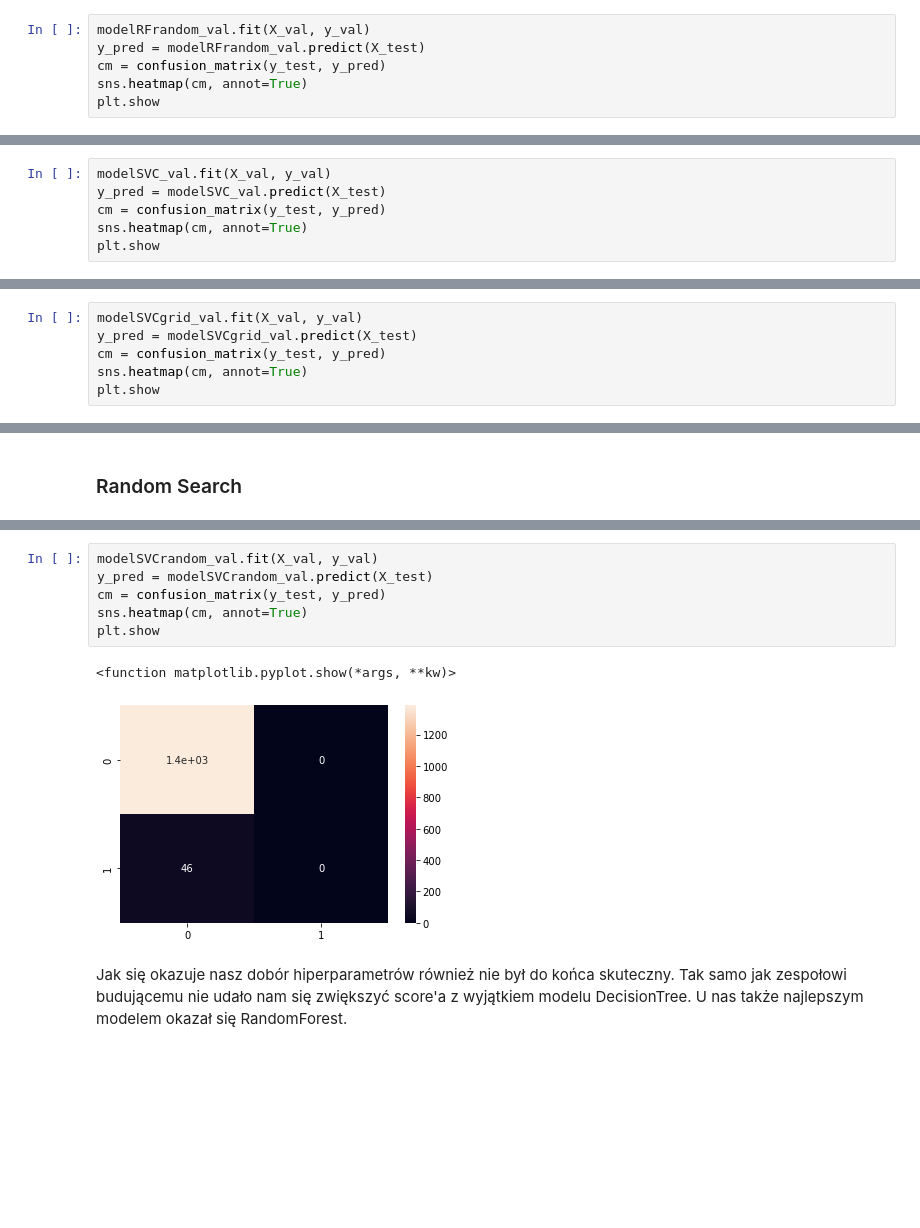
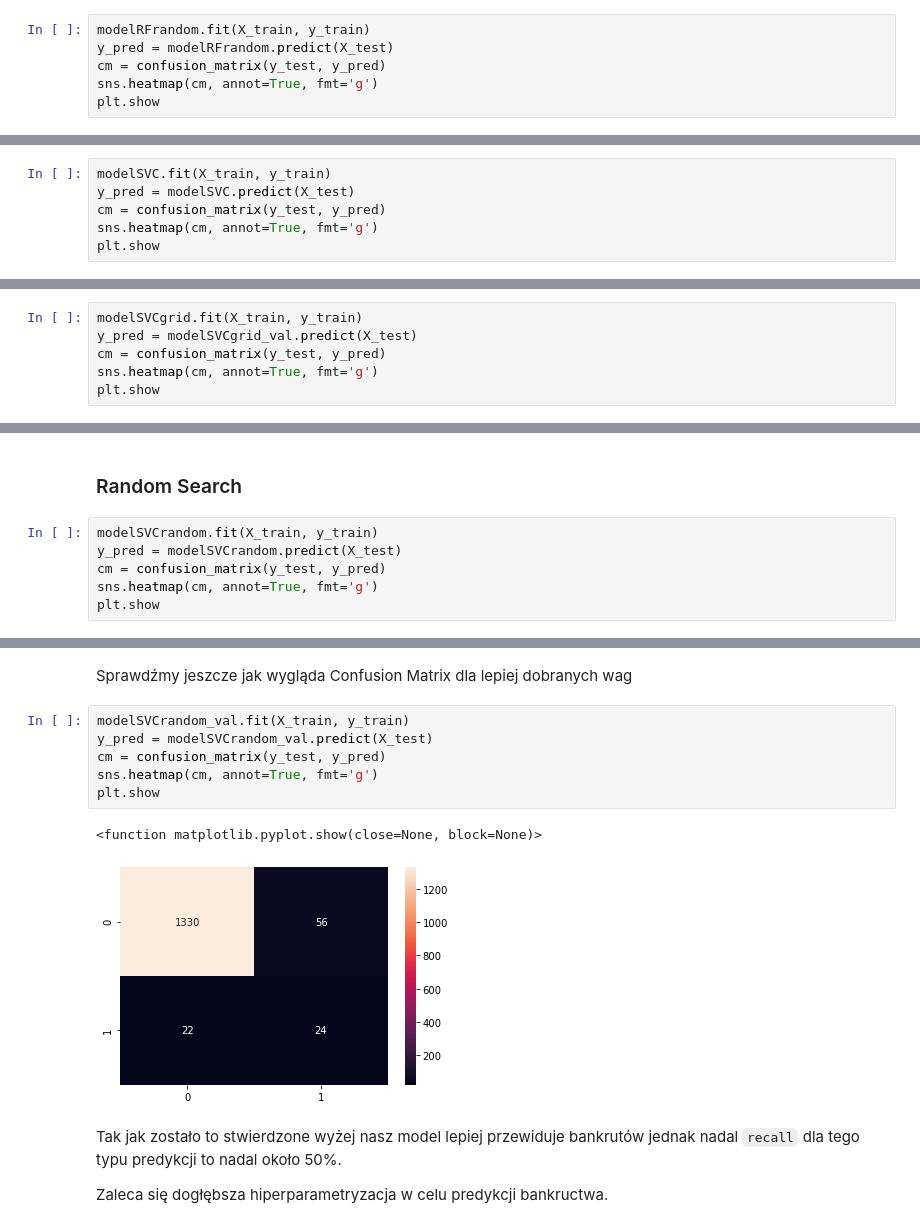
Before and after one commit to Szymon-Gut/Introduction-to-Machine-Learning, a Jupyter notebook: hw4/PD4.ipynb, the cells around one changed output, grey strips where cells are left out. Saved outputs shown, nothing was run; the diff lists cells and outputs as text; blank space fills up the shorter version.

````diff
--- a/hw4/PD4.ipynb
+++ b/hw4/PD4.ipynb
@@ -756,9 +804,9 @@ plt.show
 # %% [markdown]
 ### Random Search
 # %%
-modelRFrandom_val.fit(X_val, y_val)
-y_pred = modelRFrandom_val.predict(X_test)
+modelRFrandom.fit(X_train, y_train)
+y_pred = modelRFrandom.predict(X_test)
 cm = confusion_matrix(y_test, y_pred)
-sns.heatmap(cm, annot=True)
+sns.heatmap(cm, annot=True, fmt='g')
 plt.show
 # %% [output]
@@ -769,9 +817,9 @@ plt.show
 # %% [markdown]
 ### Domyślne parametry
 # %%
-modelSVC_val.fit(X_val, y_val)
-y_pred = modelSVC_val.predict(X_test)
+modelSVC.fit(X_train, y_train)
+y_pred = modelSVC.predict(X_test)
 cm = confusion_matrix(y_test, y_pred)
-sns.heatmap(cm, annot=True)
+sns.heatmap(cm, annot=True, fmt='g')
 plt.show
 # %% [output]
@@ -780,9 +828,9 @@ plt.show
 # %% [markdown]
 ### Grid Search
 # %%
-modelSVCgrid_val.fit(X_val, y_val)
+modelSVCgrid.fit(X_train, y_train)
 y_pred = modelSVCgrid_val.predict(X_test)
 cm = confusion_matrix(y_test, y_pred)
-sns.heatmap(cm, annot=True)
+sns.heatmap(cm, annot=True, fmt='g')
 plt.show
 # %% [output]
@@ -791,2 +839,8 @@ plt.show
 # %% [markdown]
 ### Random Search
+# %%
+modelSVCrandom.fit(X_train, y_train)
+y_pred = modelSVCrandom.predict(X_test)
+cm = confusion_matrix(y_test, y_pred)
+sns.heatmap(cm, annot=True, fmt='g')
+plt.show
@@ -793,11 +850,15 @@ plt.show
+# %% [markdown]
+Sprawdźmy jeszcze jak wygląda Confusion Matrix dla lepiej dobranych wag
 # %%
-modelSVCrandom_val.fit(X_val, y_val)
+modelSVCrandom_val.fit(X_train, y_train)
 y_pred = modelSVCrandom_val.predict(X_test)
 cm = confusion_matrix(y_test, y_pred)
-sns.heatmap(cm, annot=True)
+sns.heatmap(cm, annot=True, fmt='g')
 plt.show
 # %% [output]
-<function matplotlib.pyplot.show(*args, **kw)>
+<function matplotlib.pyplot.show(close=None, block=None)>
-[figure, old version]
+[figure, new version]
-# %% [markdown]
-Jak się okazuje nasz dobór hiperparametrów również nie był do końca skuteczny. Tak samo jak zespołowi budującemu nie udało nam się zwiększyć score'a z wyjątkiem modelu DecisionTree. U nas także najlepszym modelem okazał się RandomForest.
+# %% [markdown]
+Tak jak zostało to stwierdzone wyżej nasz model lepiej przewiduje bankrutów jednak nadal ```recall``` dla tego typu predykcji to nadal około 50%.
+
+Zaleca się dogłębsza hiperparametryzacja w celu predykcji bankructwa.
````
Also changed, not shown: parts of 94 cells of this notebook.
